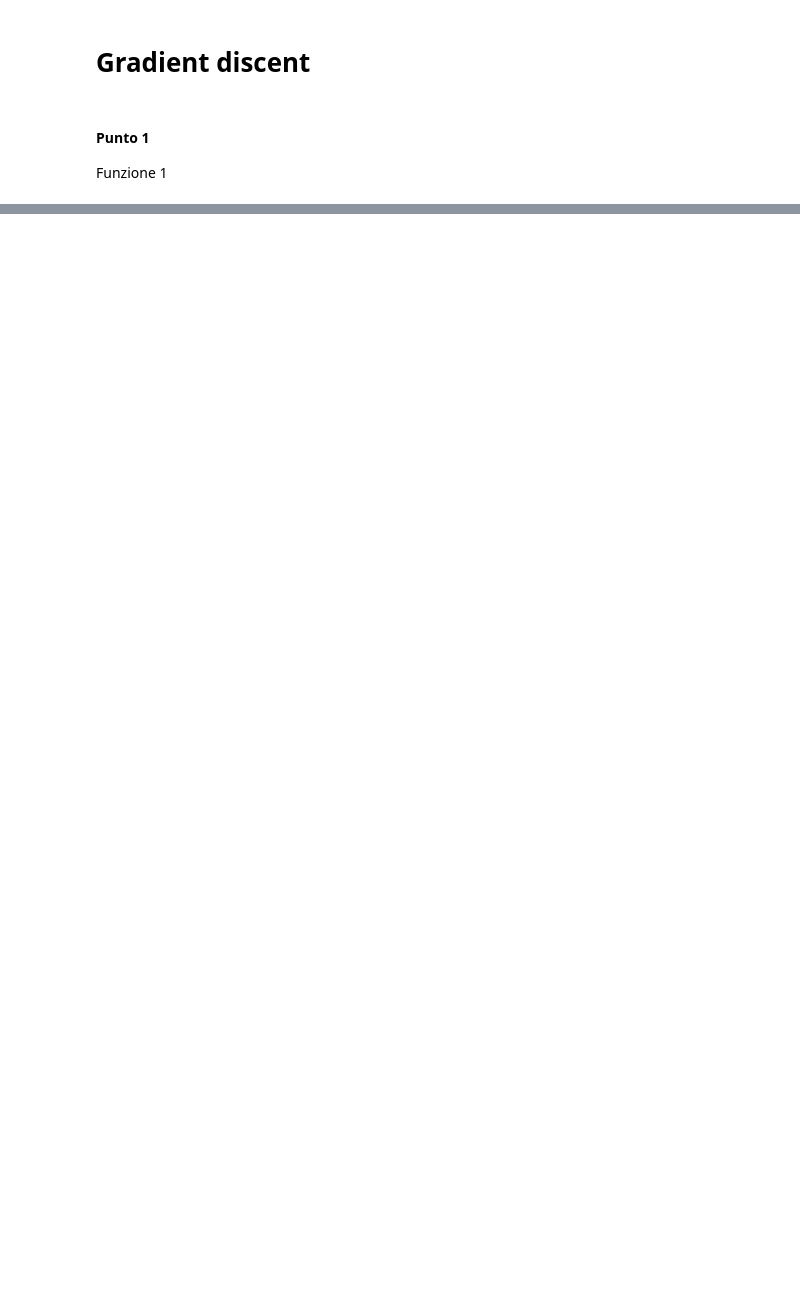
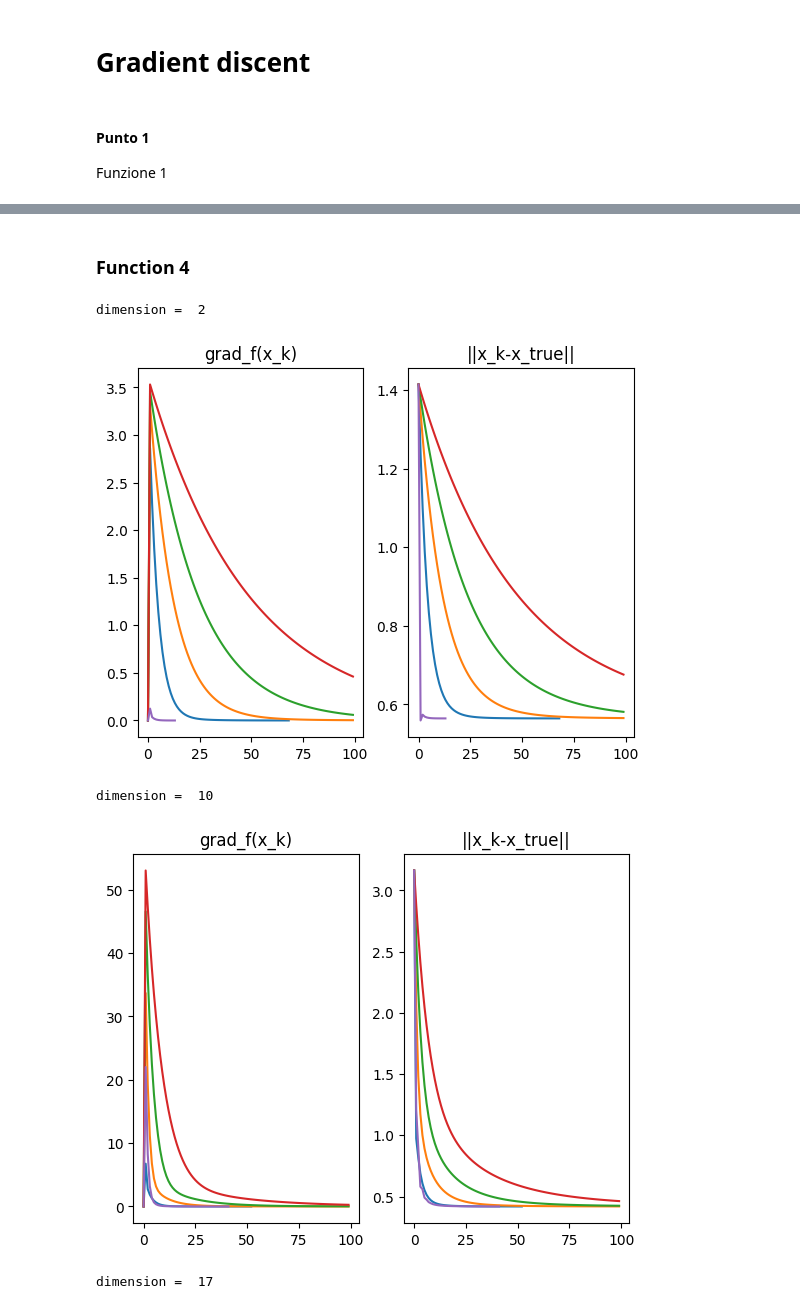
Before and after one commit to francesco-source/Artificial-Intelligence-UNIBO, a Jupyter notebook: Statistical_and_mathematical_methods_for_AI/Exercises/Exercise3.ipynb, the cells around one changed output, grey strips where cells are left out. Drawn from its saved outputs; the diff is of its cells as text; code cells hidden in the pictures; blank space fills up the shorter version.

```diff
--- a/Statistical_and_mathematical_methods_for_AI/Exercises/Exercise3.ipynb
+++ b/Statistical_and_mathematical_methods_for_AI/Exercises/Exercise3.ipynb
@@ -192,0 +189,26 @@ Plotfirst(f5,grad_f5,alpha,(0),)
+# %% [markdown]
+### Function 4
+# %%
+n=np.array([2,10,17])
+alpha=np.array([.05, .02, .01, .005,True])
+for j in n:
+    sol=np.ones((j,))
+    print("dimension = ",j)
+    for i in alpha:
+        x,f_vec,err_vec,grad_vec,k=GD(f4,grad_f4,alpha=i,x0=np.zeros((j,)),kmax=100)
+        k_vec=np.linspace(0,k-1,k,dtype=int)
+        plt.subplot(1,2,1)
+        plt.title("grad_f(x_k)")
+        plt.plot(k_vec,err_vec[:k])
+
+        plt.subplot(1,2,2)
+        plt.title("||x_k-x_true||")
+        error=np.array([np.linalg.norm(np.expand_dims(x[i],1)-np.expand_dims(sol,1),2) for i in range(len(k_vec))])
+        plt.plot(k_vec,error[:k])
+    plt.show()
+# %% [output]
+dimension =  2
+[figure, added]
+dimension =  10
+[figure, added]
+dimension =  17
```
Also changed, not shown: parts of 21 cells of this notebook, 2 other files.
